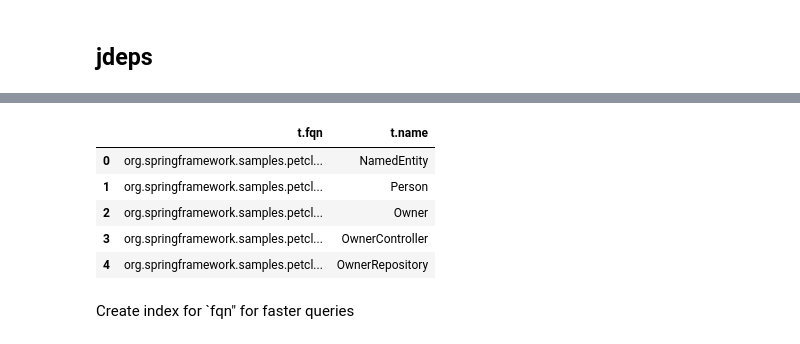
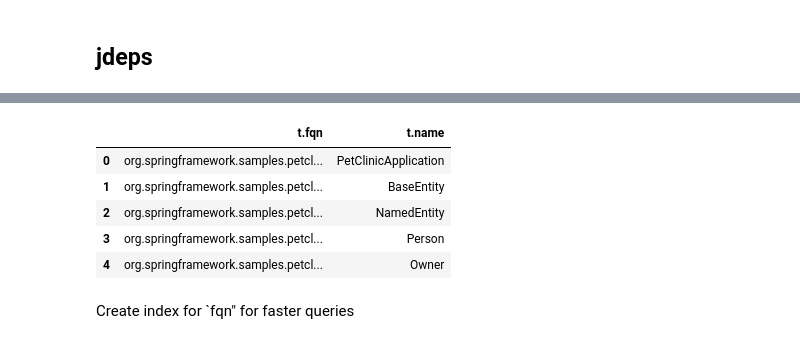
Before and after one commit to feststelltaste/software-graph-analytics-workshop, a Jupyter notebook: Importing data into Neo4j without jQAssistant.ipynb, the cells around one changed output, grey strips where cells are left out. Cells and saved outputs as stored; diff of their text form; code cells hidden in the pictures.

```diff
--- a/Importing data into Neo4j without jQAssistant.ipynb
+++ b/Importing data into Neo4j without jQAssistant.ipynb
@@ -43,7 +45,7 @@ Focus on core application
 # %%
 petclinic_deps = deps[
     (
-        deps['from'].str.startswith("org.springframework.samples.petclinic") &
+        deps['from'].str.startswith("org.springframework.samples.petclinic") |
         deps['to'].str.startswith("org.springframework.samples.petclinic")
     )
     ].copy()
@@ -138,7 +140,7 @@ loc.head()
 Esablish connection to Neo4j graph database
 # %%
 from py2neo import Graph
-graph = Graph("http://localhost:7474/db/data")
+graph = Graph("http://localhost:7474", password="neo4j")
 graph
 # %% [output]
 Graph('http://localhost:7474')
@@ -144,0 +149,7 @@ Graph('http://localhost:7474')
+# %%
+query="""
+   MATCH (n:JType)
+   MATCH (m:JMeasure)
+   DETACH DELETE n, m
+"""
+graph.run(query)
@@ -156,23 +169,23 @@ petclinic_deps.head()
 # %%
 query="""
     UNWIND {deps_data} as dep
     CREATE
-        (t:Type)
+        (t:JType)
     SET
         t.fqn = dep.from,
         t.name = dep.name
     RETURN t.fqn, t.name
 """
 
 result = graph.run(query, deps_data=petclinic_deps[['from', 'name']].drop_duplicates().to_dict(orient='records')).data()
 pd.DataFrame(result).head()
 # %% [output]
 |  | t.fqn | t.name |
-| 0 | org.springframework.samples.petcl... | NamedEntity |
-| 1 | org.springframework.samples.petcl... | Person |
-| 2 | org.springframework.samples.petcl... | Owner |
-| 3 | org.springframework.samples.petcl... | OwnerController |
-| 4 | org.springframework.samples.petcl... | OwnerRepository |
+| 0 | org.springframework.samples.petcl... | PetClinicApplication |
+| 1 | org.springframework.samples.petcl... | BaseEntity |
+| 2 | org.springframework.samples.petcl... | NamedEntity |
+| 3 | org.springframework.samples.petcl... | Person |
+| 4 | org.springframework.samples.petcl... | Owner |
 # %% [markdown]
 Create index for `fqn" for faster queries
 # %%
```
Also changed, not shown: parts of 12 cells of this notebook.
